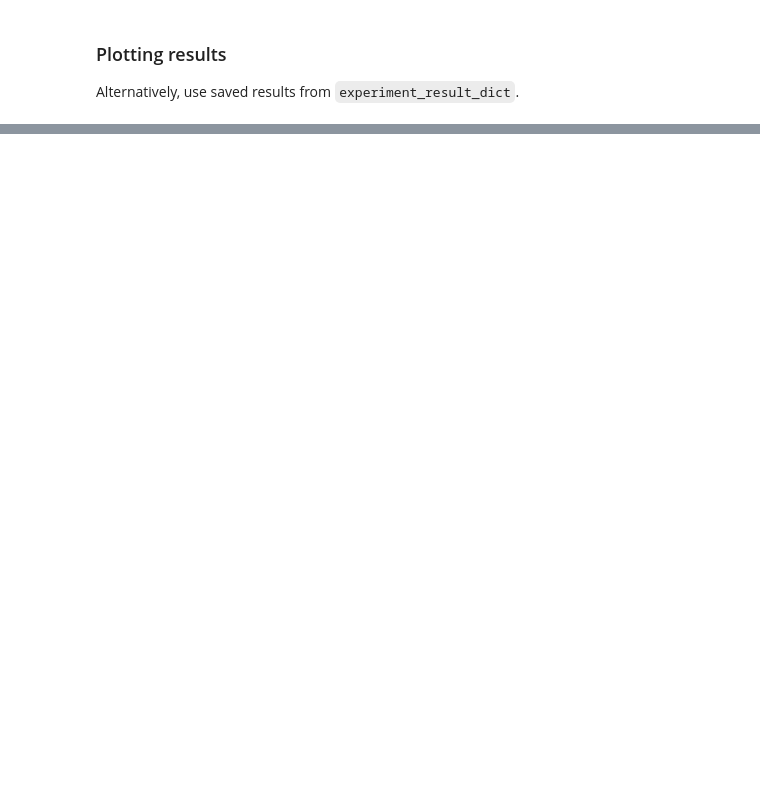
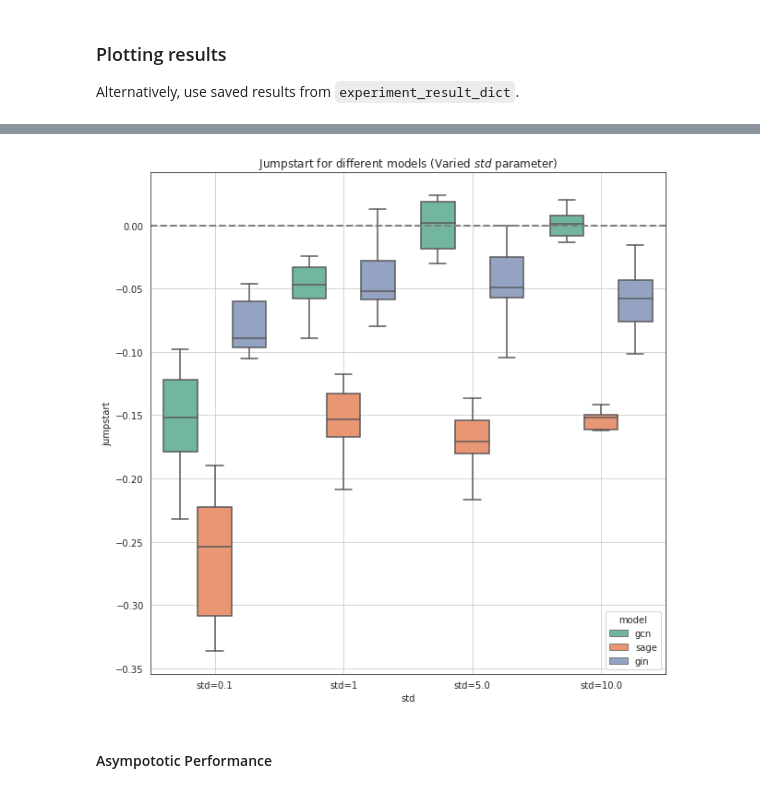
Before and after one commit to nishai/Graph-Network-Transfer, a Jupyter notebook: Synthetic Data/graph_classification/results/results.ipynb, the cells around one changed output, grey strips where cells are left out. Saved outputs shown, nothing was run; the diff lists cells and outputs as text; code cells hidden in the pictures; blank space fills up the shorter version.

```diff
--- a/Synthetic Data/graph_classification/results/results.ipynb
+++ b/Synthetic Data/graph_classification/results/results.ipynb
@@ -337,0 +299,34 @@ plt.legend();
+# %%
+MODE='std'
+
+jumpstart_list = []
+
+for i, model in enumerate(models):
+    # base experiment
+    base_acc = experiment_results['base'][frozenset({'base', model})]['accuracies']
+
+    # transfer experiments
+    for tag, result in experiment_results[MODE][model].items():
+        transfer_acc = result['accuracies']
+        jumpstart = [t[0]-b[0] for b, t in zip(base_acc, transfer_acc)]
+
+        for js in jumpstart:
+            js = {'model': model, MODE: get_label(tag, MODE), 'jumpstart': js}
+            jumpstart_list.append(js)
+
+jumpstart_df = pd.DataFrame.from_records(jumpstart_list)
+# %%
+plt.figure(figsize=(10, 10))
+
+ax = sns.boxplot(data=jumpstart_df, x=MODE, y='jumpstart', hue='model', palette="Set2", showfliers = False)
+
+ax.axhline(y=0, color='grey', lw=2, linestyle='--')
+
+ax.grid(True)
+plt.title('Jumpstart for different models (Varied ${}$ parameter)'.format(MODE));
+
+plt.show()
+# %% [output]
+[figure, added]
+# %% [markdown]
+#### Asympototic Performance
```
Also changed, not shown: parts of 20 cells of this notebook, 4 other files.
